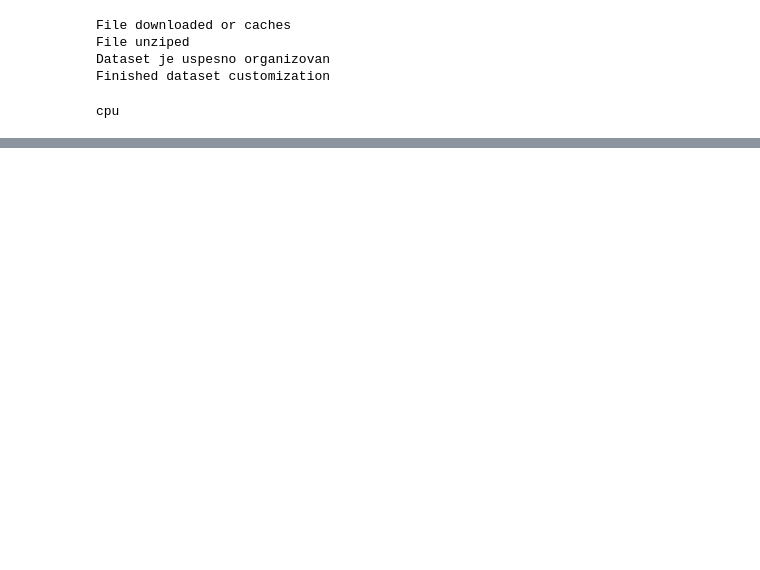
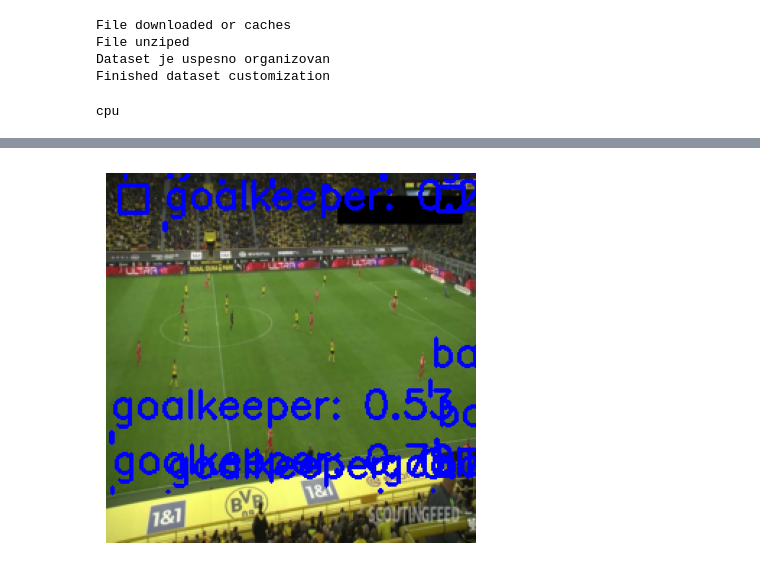
Before and after one commit to pfe-rs/lk-s-2024-detekcija-fudbalera, a Jupyter notebook: yolo.ipynb, the cells around one changed output, grey strips where cells are left out. Saved outputs shown, nothing was run; the diff lists cells and outputs as text; code cells hidden in the pictures; blank space fills up the shorter version.

Commit message:
valdiacija i plotovanje slike (greska u labelama se jos resava)

```diff
--- a/yolo.ipynb
+++ b/yolo.ipynb
@@ -178,0 +145,95 @@ FileNotFoundError: [WinError 3] The system cannot find the path specified: '/con
+# %%
+import torch
+import matplotlib.pyplot as plt
+import cv2
+from torch.utils.data import DataLoader
+from torchvision import transforms
+import numpy as np
+
+# Assuming CLASSES_YOLO and YOLOv8, YoloV8Dataset, collate_fn, features_yolo are already defined somewhere
+CLASSES_YOLO = ['ball', 'goalkeeper', 'player', 'referee']
+
+# Define your transformation
+transform_yolo = transforms.Compose([
+    transforms.Resize((256, 256)),
+    transforms.ToTensor(),
+])
+
+test_img_dir = 'datasetoviraw/datasetyolo.zip_unzip/wtest/images'
+test_labels_dir = 'datasetoviraw/datasetyolo.zip_unzip/wtest/labels'
+
+# Initialize dataset and dataloader
+test_dataset = YoloV8Dataset(test_img_dir, test_labels_dir, transform=transform_yolo)
+test_loader = DataLoader(test_dataset, batch_size=1, shuffle=True, num_workers=0, collate_fn=collate_fn)
+
+# Load the model
+model_path = 'yolov8fejl.pth'
+model = YOLOv8(features_yolo)
+model.load_state_dict(torch.load(model_path))
+model.eval()
+device = torch.device('cuda') if torch.cuda.is_available() else torch.device('cpu')
+model.to(device)
+
+def plot_image_with_boxes(image, boxes, labels, scores):
+    img = image.permute(1, 2, 0).cpu().numpy()
+    img = cv2.cvtColor(img, cv2.COLOR_RGB2BGR)
+    img = (img * 255).astype(np.uint8)
+
+    for box, label, score in zip(boxes, labels, scores):
+        if score > 0.2:
+            if label < len(CLASSES_YOLO):
+                box = box.cpu().numpy().astype(int)
+                img = cv2.rectangle(img, (box[0], box[1]), (box[2], box[3]), (255, 0, 0), 2)
+                label_str = CLASSES_YOLO[label]
+                img = cv2.putText(img, f'{label_str}: {score:.2f}', (box[0], box[1] - 10), cv2.FONT_HERSHEY_SIMPLEX, 0.9, (255, 0, 0), 2)
+            else:
+                print(f"Label index {label} out of range for CLASSES list.")
+                print(f"Labels: {labels}")
+                print(f"Classes length: {len(CLASSES_YOLO)}")
+
+    plt.imshow(cv2.cvtColor(img, cv2.COLOR_BGR2RGB))
+    plt.axis('off')
+    plt.show()
+
+for images, targets in test_loader:
+    images = torch.stack(images).to(device)
+    with torch.no_grad():
+        prediction = model(images)
+
+        batch_size, grid_size, _, num_classes_plus_5 = prediction.shape
+        num_classes = num_classes_plus_5 - 5
+
+        for batch_idx in range(batch_size):
+            image = images[batch_idx]
+            boxes, labels, scores = [], [], []
+
+            for i in range(grid_size):
+                for j in range(grid_size):
+                    cell_prediction = prediction[batch_idx, i, j]
+                    cell_scores = cell_prediction[:num_classes]
+                    class_label = torch.argmax(cell_scores)
+                    confidence = cell_prediction[-1]
+                    x_center, y_center, width, height = cell_prediction[num_classes:num_classes+4]
+
+                    score = torch.max(cell_scores) * confidence
+
+                    if score > 0.2:  # Adjust the threshold as needed
+                        # Convert center coordinates to top-left and bottom-right coordinates
+                        x_center = (j + x_center) / grid_size  # Adjust x_center with grid offset
+                        y_center = (i + y_center) / grid_size  # Adjust y_center with grid offset
+                        width /= grid_size
+                        height /= grid_size
+
+                        box = [
+                            int((x_center - width / 2) * 256),  # top-left x
+                            int((y_center - height / 2) * 256),  # top-left y
+                            int((x_center + width / 2) * 256),  # bottom-right x
+                            int((y_center + height / 2) * 256)   # bottom-right y
+                        ]
+                        boxes.append(torch.tensor(box))
+                        labels.append(class_label)
+                        scores.append(score)
+
+            plot_image_with_boxes(image, boxes, labels, scores)
+# %% [output]
+[figure, added]
```
Also changed, not shown: parts of 7 cells of this notebook, 5 other files.
